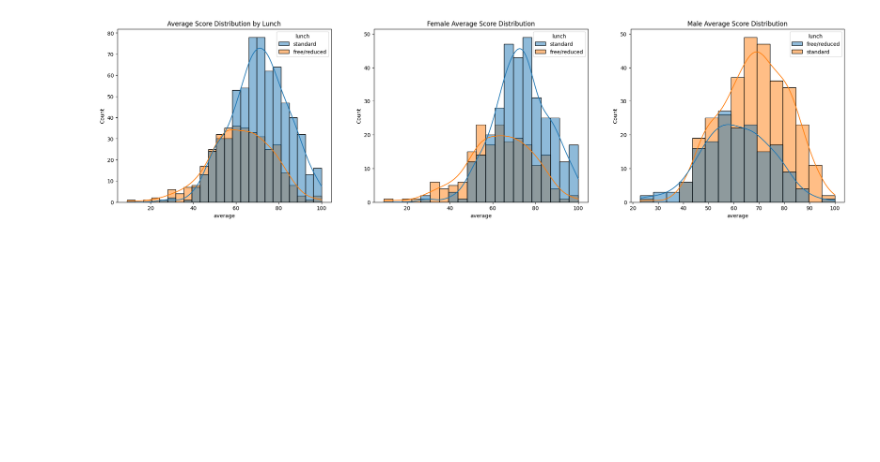
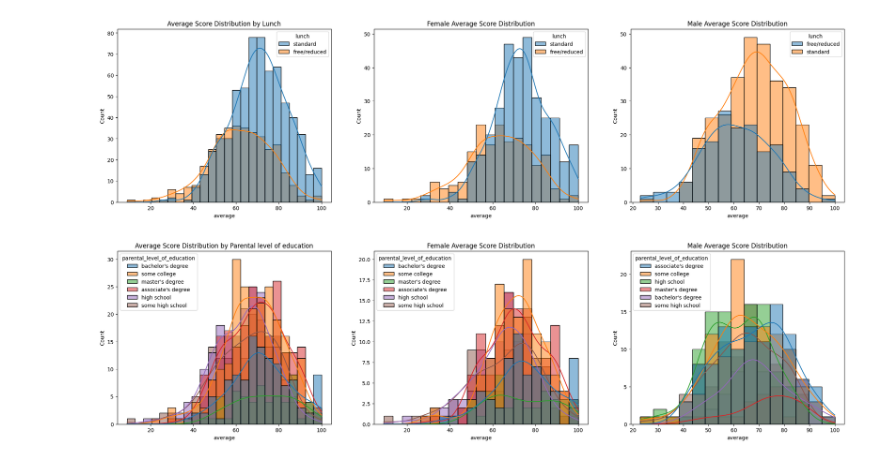
Before and after one commit to GunjanPahwa/End-to-end-ML-Project, a Jupyter notebook: notebook/data/EDASTUDENT.ipynb, the cells around one changed output. Drawn from its saved outputs; the diff is of its cells as text; code cells hidden in the pictures; blank space fills up the shorter version.

Commit message:
Updated Visualization

```diff
--- a/notebook/data/EDASTUDENT.ipynb
+++ b/notebook/data/EDASTUDENT.ipynb
@@ -189,3 +189,23 @@ plt.title("Male Average Score Distribution")
 plt.show()
 # %% [output]
 [figure]
+# %%
+plt.figure(figsize=(25,6))
+
+# 1st subplot
+plt.subplot(1, 3, 1)
+sns.histplot(data=df, x='average', kde=True, hue='parental_level_of_education')
+plt.title("Average Score Distribution by Parental level of education")
+
+plt.subplot(1, 3, 2)
+sns.histplot(data=df[df.gender=='female'], x='average', kde=True, hue='parental_level_of_education')
+plt.title("Female Average Score Distribution")
+
+# 3rd subplot (Male)
+plt.subplot(1, 3, 3)
+sns.histplot(data=df[df.gender=='male'], x='average', kde=True, hue='parental_level_of_education')
+plt.title("Male Average Score Distribution")
+
+plt.show()
+# %% [output]
+[figure, added]
```
Also changed, not shown: parts of 1 cell of this notebook.
